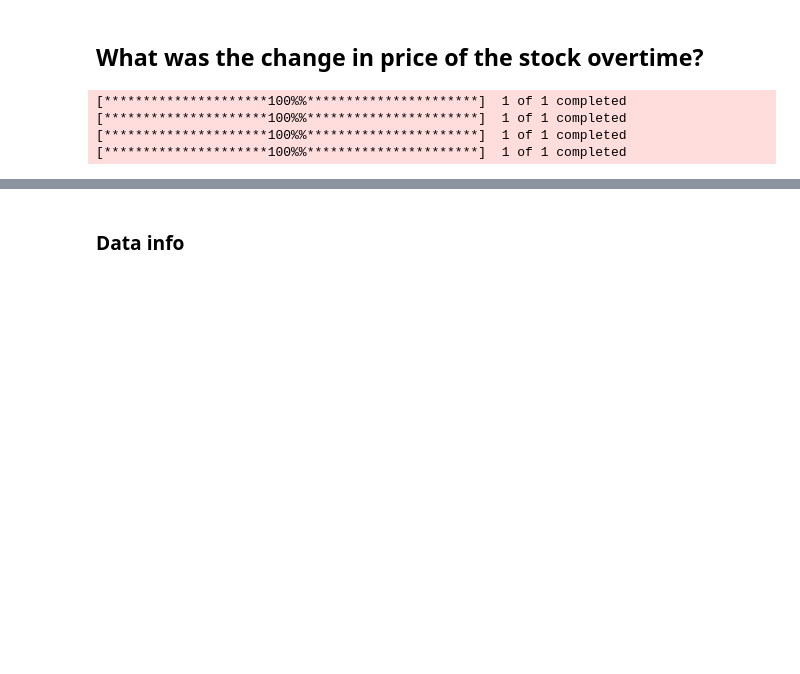
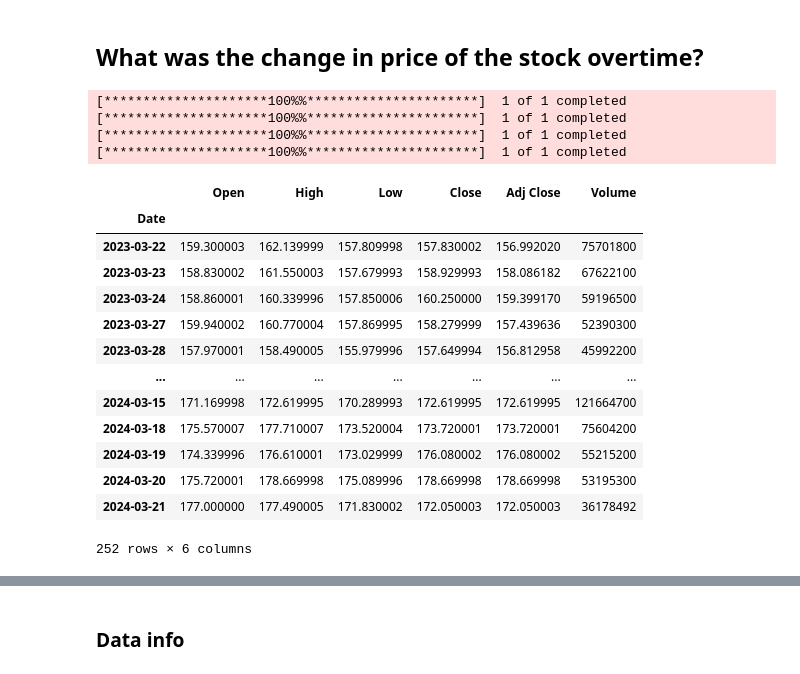
Before and after one commit to freamwork97/Data_TIS, a Jupyter notebook: Stock_Market_Analysis.ipynb, the cells around one changed output, grey strips where cells are left out. Saved outputs shown, nothing was run; the diff lists cells and outputs as text; code cells hidden in the pictures; blank space fills up the shorter version.

```diff
--- a/Stock_Market_Analysis.ipynb
+++ b/Stock_Market_Analysis.ipynb
@@ -48,6 +48,23 @@ for stock in tech_list:
 [*********************100%%**********************]  1 of 1 completed
 [*********************100%%**********************]  1 of 1 completed
 [*********************100%%**********************]  1 of 1 completed
+# %%
+AAPL
+# %% [output]
+|  | Open | High | Low | Close | Adj Close | Volume |
+| Date |  |  |  |  |  |  |
+| 2023-03-22 | 159.300003 | 162.139999 | 157.809998 | 157.830002 | 156.992020 | 75701800 |
+| 2023-03-23 | 158.830002 | 161.550003 | 157.679993 | 158.929993 | 158.086182 | 67622100 |
+| 2023-03-24 | 158.860001 | 160.339996 | 157.850006 | 160.250000 | 159.399170 | 59196500 |
+| 2023-03-27 | 159.940002 | 160.770004 | 157.869995 | 158.279999 | 157.439636 | 52390300 |
+| 2023-03-28 | 157.970001 | 158.490005 | 155.979996 | 157.649994 | 156.812958 | 45992200 |
+| ... | ... | ... | ... | ... | ... | ... |
+| 2024-03-15 | 171.169998 | 172.619995 | 170.289993 | 172.619995 | 172.619995 | 121664700 |
+| 2024-03-18 | 175.570007 | 177.710007 | 173.520004 | 173.720001 | 173.720001 | 75604200 |
+| 2024-03-19 | 174.339996 | 176.610001 | 173.029999 | 176.080002 | 176.080002 | 55215200 |
+| 2024-03-20 | 175.720001 | 178.669998 | 175.089996 | 178.669998 | 178.669998 | 53195300 |
+| 2024-03-21 | 177.000000 | 177.490005 | 171.830002 | 172.050003 | 172.050003 | 36178492 |
+252 rows × 6 columns
 # %%
 company_list = [AAPL, GOOG, MSFT, AMZN]
 company_name = ["APPLE", "GOOGLE", "MICROSOFT", "AMAZON"]
```
Also changed, not shown: parts of 43 cells of this notebook.
